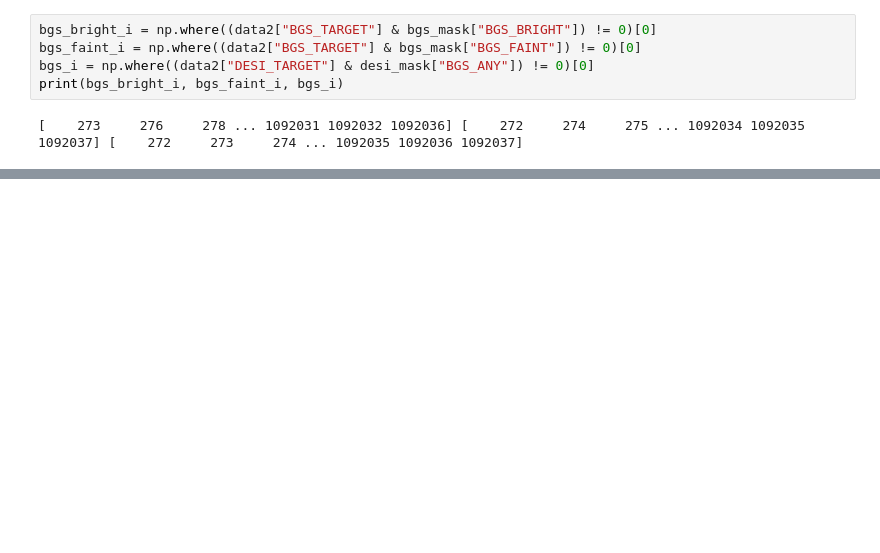
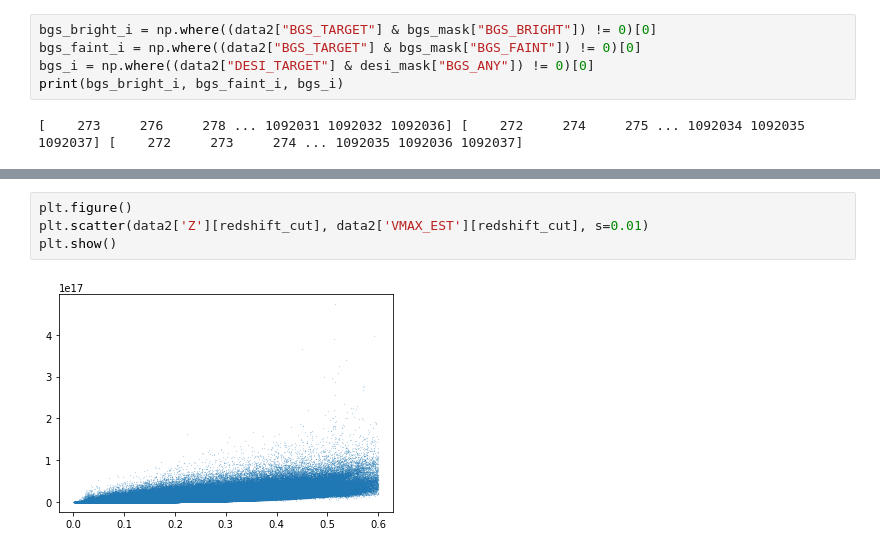
Before and after one commit to erdowning/project, a Jupyter notebook: fastphot.ipynb, the cells around one changed output, grey strips where cells are left out. Drawn from its saved outputs; the diff is of its cells as text; blank space fills up the shorter version.

```diff
--- a/fastphot.ipynb
+++ b/fastphot.ipynb
@@ -112 +147,7 @@ plt.savefig('figures/absmag_r.png')
+# %%
+plt.figure()
+plt.scatter(data2['Z'][redshift_cut], data2['VMAX_EST'][redshift_cut], s=0.01)
+plt.show()
+# %% [output]
+[figure, added]
 # %%
```
Also changed, not shown: parts of 5 cells of this notebook, 10 other files.
